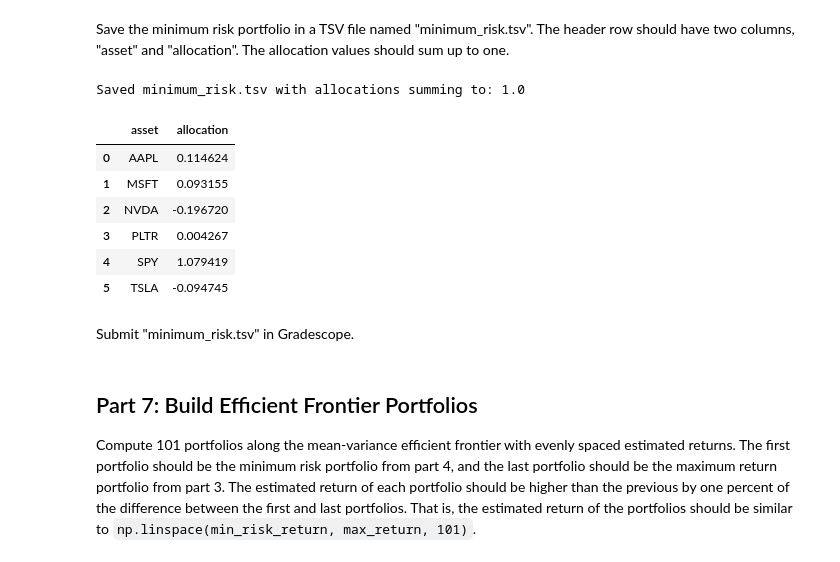
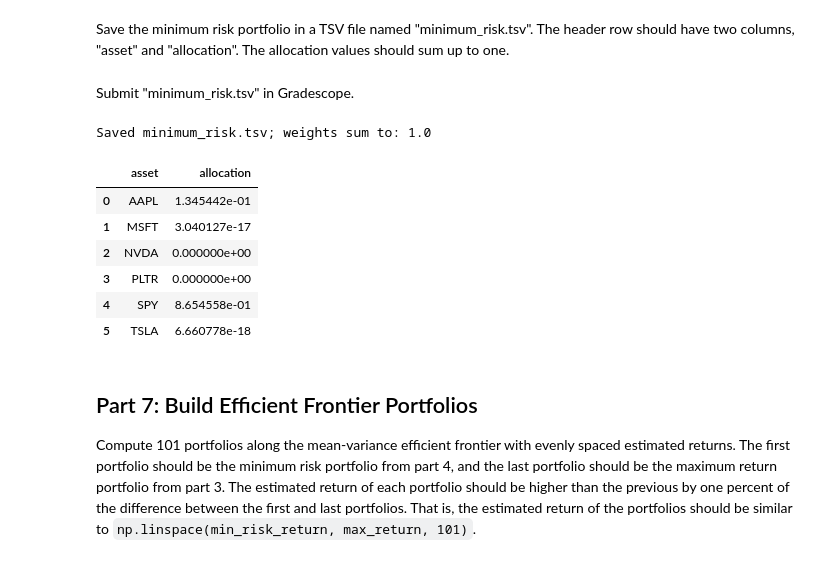
Before and after one commit to KIRBUEDU/project.ipynb, a Jupyter notebook: project.ipynb, the cells around one changed output. Drawn from its saved outputs; the diff is of its cells as text; code cells hidden in the pictures.

```diff
--- a/project.ipynb
+++ b/project.ipynb
@@ -460,46 +460,46 @@ Saved minimum_risk.tsv (weights sum to: 1.0 )
 Save the minimum risk portfolio in a TSV file named "minimum_risk.tsv".
 The header row should have two columns, "asset" and "allocation".
 The allocation values should sum up to one.
-# %%
-# YOUR CHANGES HERE
-
-
-import pandas as pd
-import numpy as np
-
-returns = pd.read_csv("historical_returns.tsv", sep="\t", parse_dates=["date"])
-assets = returns.columns[1:]
-
-cov_matrix = returns[assets].cov().values
-
-ones = np.ones(len(assets))
-
-inv_cov = np.linalg.inv(cov_matrix)
-w_gmv = inv_cov @ ones / (ones.T @ inv_cov @ ones)
-
-min_risk_alloc = pd.DataFrame({
-    "asset": assets,
-    "allocation": w_gmv
-})
-
-min_risk_alloc["allocation"] /= min_risk_alloc["allocation"].sum()
-
-min_risk_alloc.to_csv("minimum_risk.tsv", sep="\t", index=False)
-
-print("Saved minimum_risk.tsv with allocations summing to:",
-      round(min_risk_alloc["allocation"].sum(), 6))
-display(min_risk_alloc)
-# %% [output]
-Saved minimum_risk.tsv with allocations summing to: 1.0
-|  | asset | allocation |
-| 0 | AAPL | 0.114624 |
-| 1 | MSFT | 0.093155 |
-| 2 | NVDA | -0.196720 |
-| 3 | PLTR | 0.004267 |
-| 4 | SPY | 1.079419 |
-| 5 | TSLA | -0.094745 |
 # %% [markdown]
 Submit "minimum_risk.tsv" in Gradescope.
+# %%
+
+import numpy as np
+import pandas as pd
+from scipy.optimize import minimize
+
+rets = pd.read_csv("historical_returns.tsv", sep="\t", parse_dates=["date"])
+assets = rets.columns[1:]
+Sigma = rets[assets].cov().values
+n = len(assets)
+
+def port_var(w):
+    return float(w @ Sigma @ w)
+
+cons = [{'type': 'eq', 'fun': lambda w: np.sum(w) - 1.0}]
+bounds = [(0.0, 1.0) for _ in range(n)]
+w0 = np.ones(n) / n
+
+res = minimize(port_var, w0, method='SLSQP', bounds=bounds, constraints=cons, options={'ftol':1e-12, 'maxiter':1000})
+assert res.success, f"Optimization failed: {res.message}"
+
+w_gmv_long = res.x
+w_gmv_long = w_gmv_long / w_gmv_long.sum()
+
+out = pd.DataFrame({'asset': assets, 'allocation': w_gmv_long})
+out.to_csv("minimum_risk.tsv", sep="\t", index=False)
+
+print("Saved minimum_risk.tsv; weights sum to:", out['allocation'].sum().round(12))
+display(out)
+# %% [output]
+Saved minimum_risk.tsv; weights sum to: 1.0
+|  | asset | allocation |
+| 0 | AAPL | 1.345442e-01 |
+| 1 | MSFT | 3.040127e-17 |
+| 2 | NVDA | 0.000000e+00 |
+| 3 | PLTR | 0.000000e+00 |
+| 4 | SPY | 8.654558e-01 |
+| 5 | TSLA | 6.660778e-18 |
 # %% [markdown]
 ## Part 7: Build Efficient Frontier Portfolios
 
```
Also changed, not shown: parts of 2 cells of this notebook, 2 other files.
